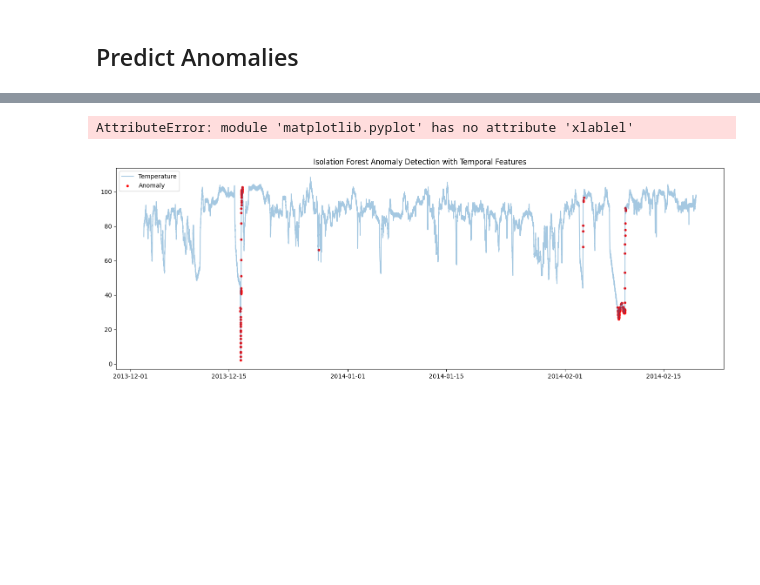
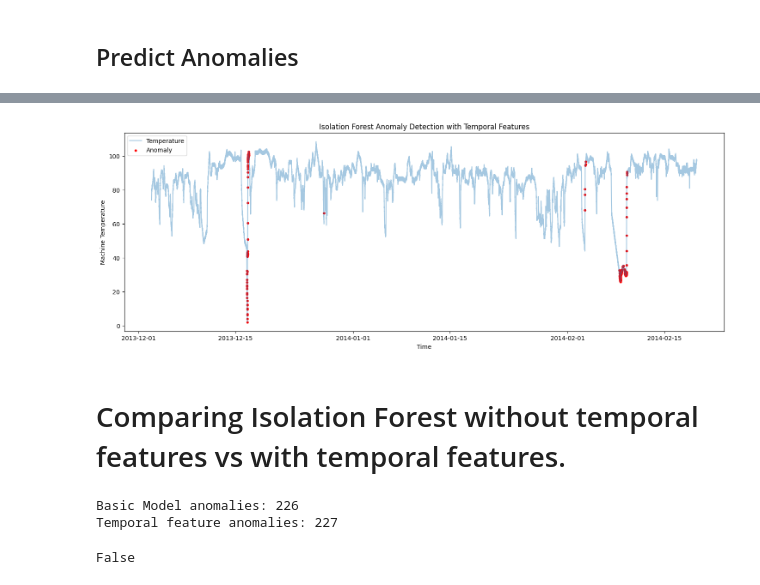
Before and after one commit to MohanManohar/predictive-maintenance-ml, a Jupyter notebook: notebooks/Machine_failure_detection.ipynb, the cells around one changed output, grey strips where cells are left out. Drawn from its saved outputs; the diff is of its cells as text; code cells hidden in the pictures; blank space fills up the shorter version.

Commit message:
Evaluate Isolation Forest models with basic and temporal features and compare anomaly detection results.

```diff
--- a/notebooks/Machine_failure_detection.ipynb
+++ b/notebooks/Machine_failure_detection.ipynb
@@ -275,5 +256,5 @@ IsolationForest(contamination=0.05, random_state=42)
-# %%
-#Predict Anomalies
-features['anomaly_iforest']=model.predict(features)
+# %%
+#Merge the predicted col to df
+df.loc[features.index,'anomaly_iforest_basic'] = features['anomaly_iforest_basic']
 # %%
 #Extract Anomalies
@@ -363,5 +352,5 @@ IsolationForest(contamination=0.01, random_state=42)
 # %%
-df_features['anomaly_iforest'] = model.predict(features)
+df_features['anomaly_iforest_lag'] = model.predict(features)
 # %% [output]
 A value is trying to be set on a copy of a slice from a DataFrame.
 Try using .loc[row_indexer,col_indexer] = value instead
@@ -371,23 +370,34 @@ See the caveats in the documentation: https://pandas.pydata.org/pandas-docs/stab
 # %%
-df.loc[df_features.index,'anomaly_iforest'] = df_features['anomaly_iforest']
+df.loc[df_features.index,'anomaly_iforest_temporal'] = df_features['anomaly_iforest_lag']
 # %%
 plt.figure(figsize=(18,6))
 
 plt.plot(df.index,df['value'],alpha=0.4,label='Temperature')
 
 plt.scatter(
-    df[df['anomaly_iforest']==-1].index,
-    df[df['anomaly_iforest']==-1]['value'],
+    df[df['anomaly_iforest_temporal']==-1].index,
+    df[df['anomaly_iforest_temporal']==-1]['value'],
     color = 'red',
     s = 10,
     label= 'Anomaly'
     )
 
 plt.legend()
 plt.title("Isolation Forest Anomaly Detection with Temporal Features")
-plt.xlablel('Time')
-plt.ylable('Machine Temperature')
+plt.xlabel('Time')
+plt.ylabel('Machine Temperature')
 plt.show()
 # %% [output]
-AttributeError: module 'matplotlib.pyplot' has no attribute 'xlablel'
-[figure, old version]
+[figure, new version]
+# %% [markdown]
+# Comparing Isolation Forest without temporal features vs with temporal features.
+# %%
+# compare Anomaly counts
+print("Basic Model anomalies:",
+      (df['anomaly_iforest_basic']==-1).sum())
+
+print("Temporal feature anomalies:",
+      (df['anomaly_iforest_temporal']==-1).sum())
+# %% [output]
+Basic Model anomalies: 226
+Temporal feature anomalies: 227
@@ -393,0 +407,4 @@ AttributeError: module 'matplotlib.pyplot' has no attribute 'xlablel'
+# %%
+set(basic_anomalies.index) == set(temporal_anomalies.index)
+# %% [output]
+False
```
Also changed, not shown: parts of 27 cells of this notebook.
